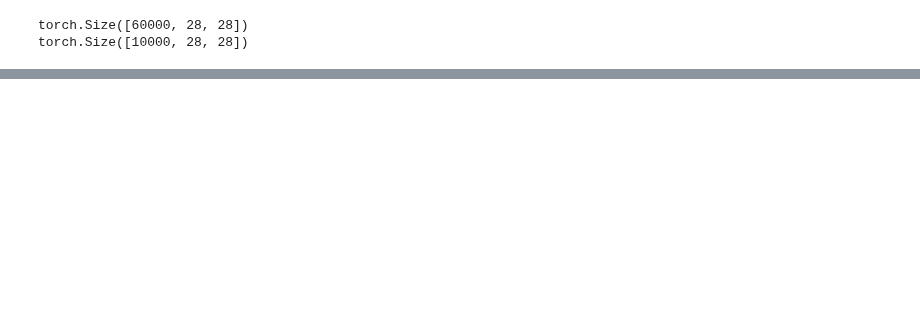
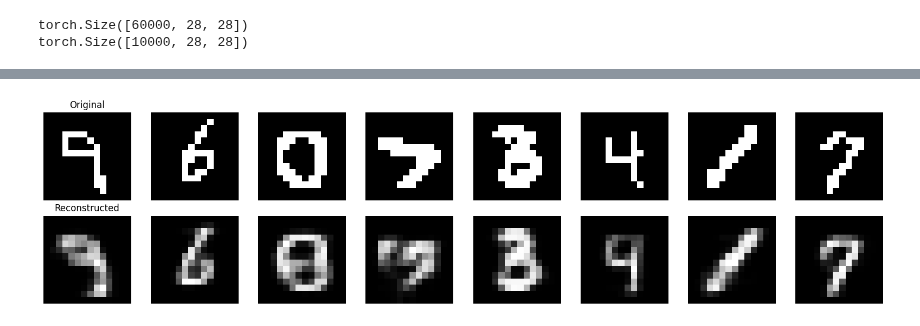
Before and after one commit to jbwenjoy/ESE-5460-Principals-of-Deep-Learning, a Jupyter notebook: hw5/ese546_hw5.ipynb, the cells around one changed output, grey strips where cells are left out. Cells and saved outputs as stored; diff of their text form; code cells hidden in the pictures; blank space fills up the shorter version.

```diff
--- a/hw5/ese546_hw5.ipynb
+++ b/hw5/ese546_hw5.ipynb
@@ -73,6 +73,7 @@ for digit in range(10):
 
 # Combine all digits into single tensors
 all_images = torch.cat([extracted_images[d] for d in range(10)])  # Shape: [10000, 1, 14, 14]
+all_images = (all_images > 0.5).float()  # Binarize the images
 all_labels = torch.cat([extracted_labels[d] for d in range(10)])  # Shape: [10000]
 # %%
 # Validate the dataset
@@ -204,3 +232,29 @@ for epoch in range(1, n_epochs + 1):
+# %%
+# Pick 8 MNIST images, run them through the encoder and the decoder to plot the original and reconstructed images side by side
+
+selected_indices = np.random.choice(len(all_images), 8, replace=False)
+selected_images = all_images[selected_indices]
+
+with torch.no_grad():
+    recon_images, _, _ = model(selected_images.to(device))
+
+fig, axs = plt.subplots(2, 8, figsize=(16, 4))
+
+for i in range(8):
+    axs[0, i].imshow(selected_images[i].squeeze(0), cmap='gray')
+    axs[0, i].axis('off')
+    if i == 0:
+        axs[0, i].set_title('Original', fontsize=12)
+
+    axs[1, i].imshow(recon_images[i].squeeze(0).cpu(), cmap='gray')
+    axs[1, i].axis('off')
+    if i == 0:
+        axs[1, i].set_title('Reconstructed', fontsize=12)
+
+plt.tight_layout()
+plt.show()
+# %% [output]
+[figure, added]
 # %%
 # Shut down if it's google colab
 # First sleep for a while so that changes to the notebook are saved
```
Also changed, not shown: parts of 5 cells of this notebook, 1 other file.
